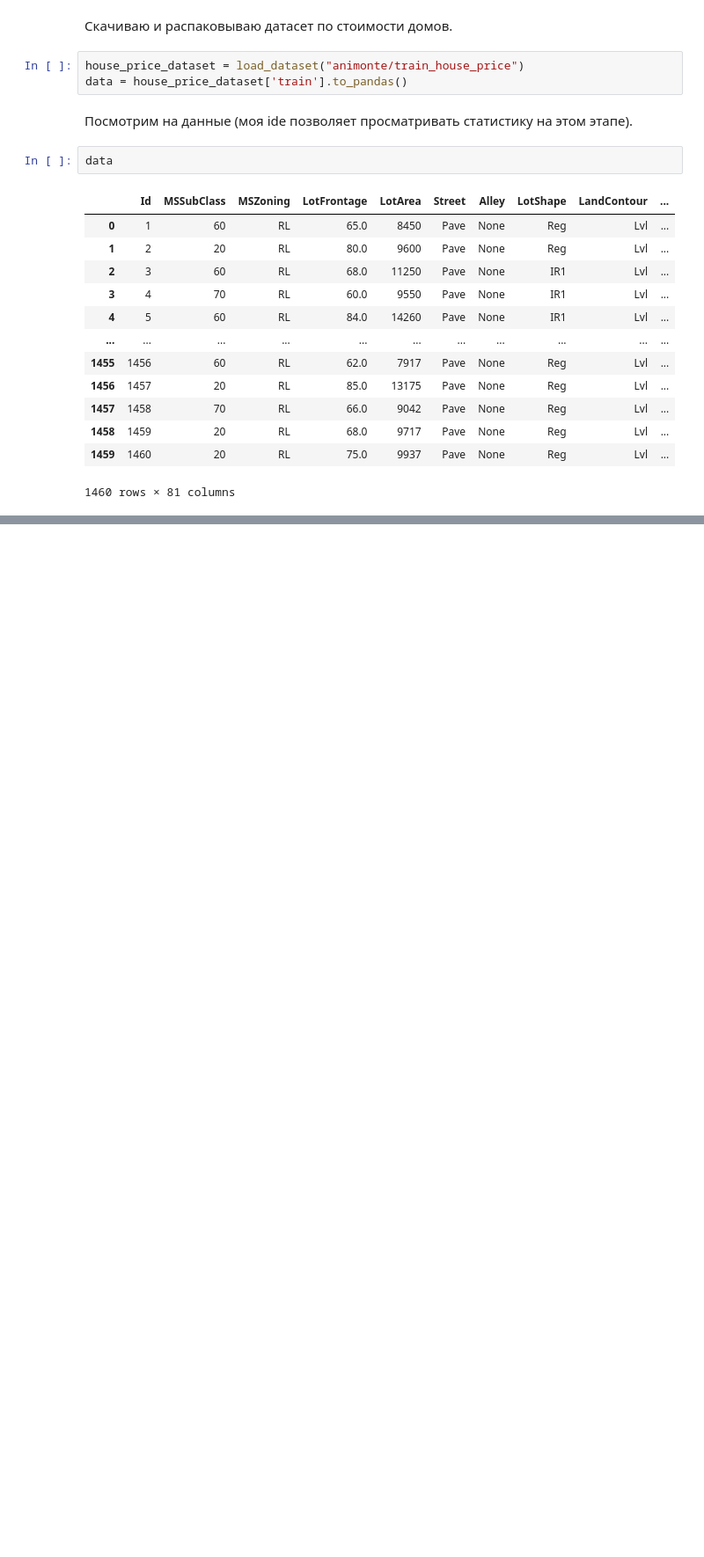
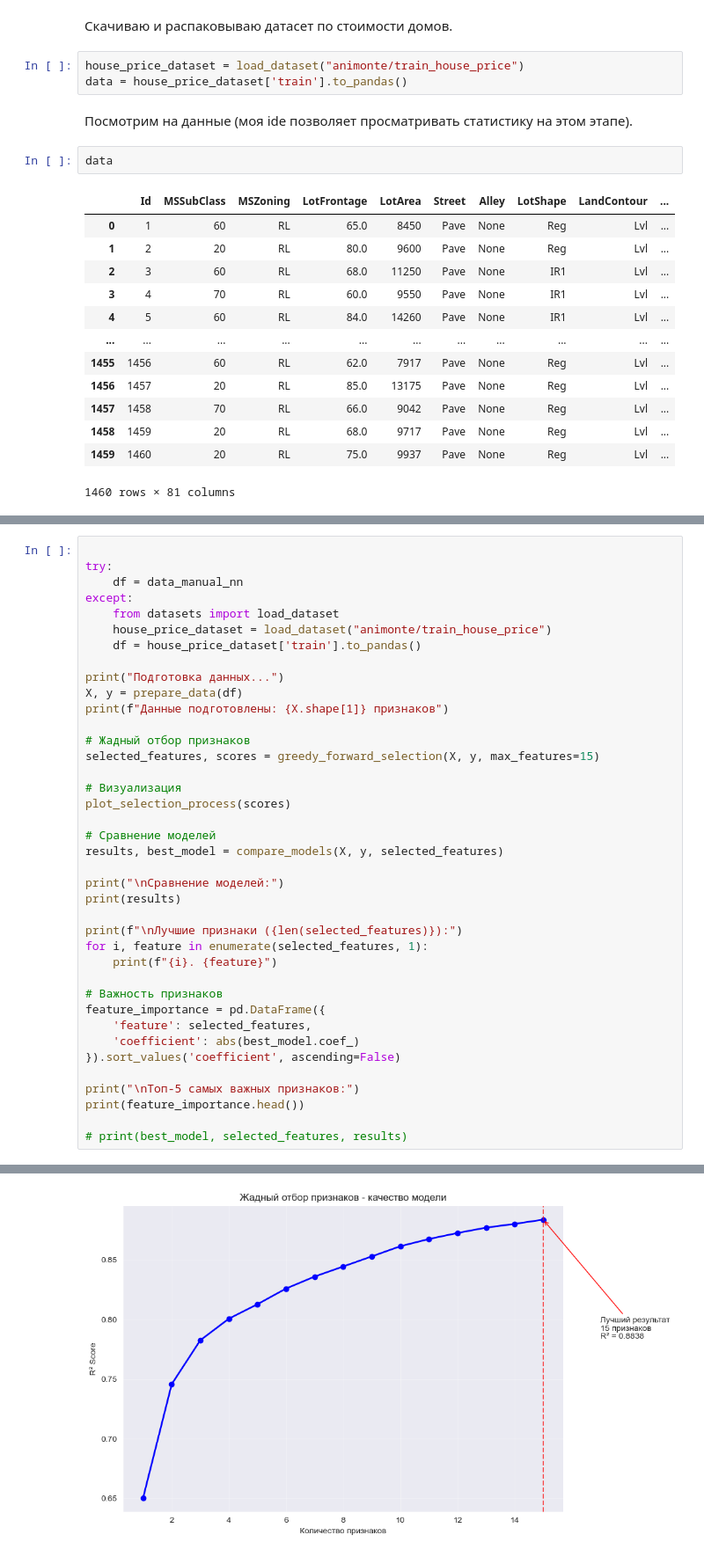
Before and after one commit to IDrumo/Neural-networks-and-deep-learning, a Jupyter notebook: 1. Обработка выбросов/homework.ipynb, the cells around one changed output, grey strips where cells are left out. Shown at 88% size. Cells and saved outputs as stored; diff of their text form; blank space fills up the shorter version.

```diff
--- a/1. Обработка выбросов/homework.ipynb
+++ b/1. Обработка выбросов/homework.ipynb
@@ -50,0 +501,40 @@ data.describe()
+# %%
+
+try:
+    df = data_manual_nn
+except:
+    from datasets import load_dataset
+    house_price_dataset = load_dataset("animonte/train_house_price")
+    df = house_price_dataset['train'].to_pandas()
+
+print("Подготовка данных...")
+X, y = prepare_data(df)
+print(f"Данные подготовлены: {X.shape[1]} признаков")
+
+# Жадный отбор признаков
+selected_features, scores = greedy_forward_selection(X, y, max_features=15)
+
+# Визуализация
+plot_selection_process(scores)
+
+# Сравнение моделей
+results, best_model = compare_models(X, y, selected_features)
+
+print("\nСравнение моделей:")
+print(results)
+
+print(f"\nЛучшие признаки ({len(selected_features)}):")
+for i, feature in enumerate(selected_features, 1):
+    print(f"{i}. {feature}")
+
+# Важность признаков
+feature_importance = pd.DataFrame({
+    'feature': selected_features,
+    'coefficient': abs(best_model.coef_)
+}).sort_values('coefficient', ascending=False)
+
+print("\nТоп-5 самых важных признаков:")
+print(feature_importance.head())
+
+# print(best_model, selected_features, results)
+# %% [output]
@@ -50,0 +560 @@ data.describe()
+[figure, added]
```
Also changed, not shown: parts of 35 cells of this notebook.
